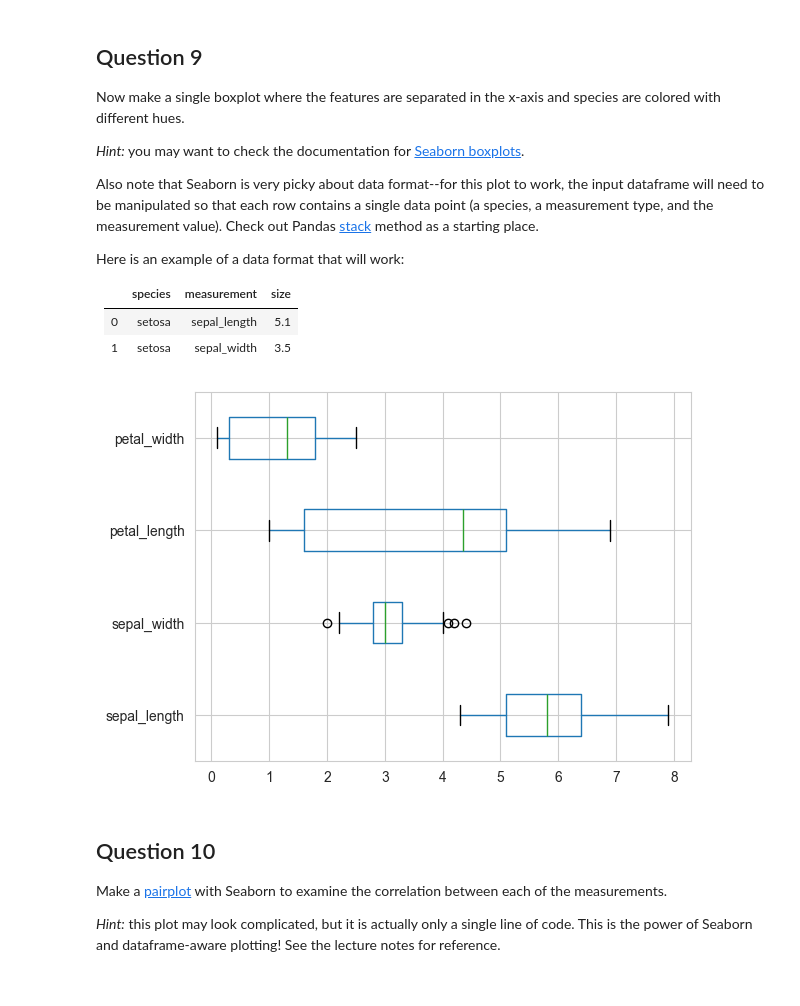
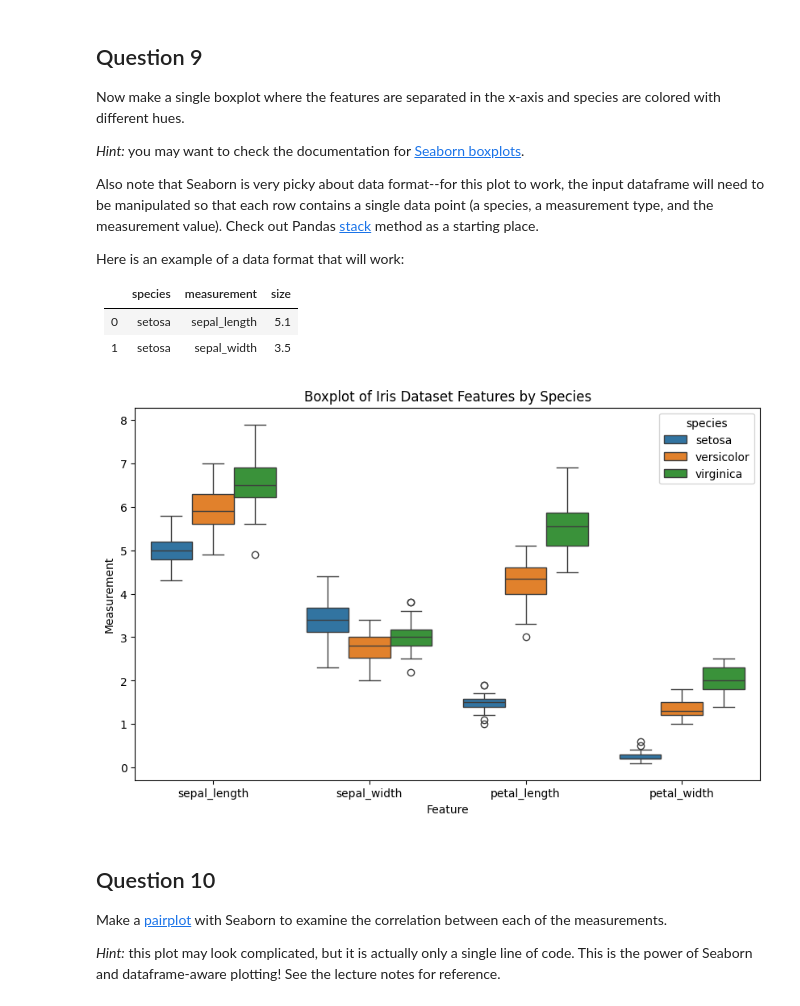
Before and after one commit to Sourav459000/MLLab-2023-24, a Jupyter notebook: Assignment 1/Introduction_to_Machine_Learning_and_Toolkit.ipynb, the cells around one changed output. Saved outputs shown, nothing was run; the diff lists cells and outputs as text; code cells hidden in the pictures.

```diff
--- a/Assignment 1/Introduction_to_Machine_Learning_and_Toolkit.ipynb
+++ b/Assignment 1/Introduction_to_Machine_Learning_and_Toolkit.ipynb
@@ -269,11 +270,19 @@ Here is an example of a data format that will work:
 | - | ------- | ------------ | ---- |
 | 0	| setosa  | sepal_length | 5.1  |
 | 1	| setosa  | sepal_width  | 3.5  |
-# %%
-df.boxplot(vert = False)
-plt.show()
-# %% [output]
-[figure, removed]
+# %%
+import seaborn as sns
+
+melted_df = pd.melt(df, id_vars=['species'], value_vars=['sepal_length', 'sepal_width', 'petal_length', 'petal_width'], var_name='measurement')
+
+plt.figure(figsize=(10, 6))
+sns.boxplot(x='measurement', y='value', hue='species', data=melted_df)
+plt.title('Boxplot of Iris Dataset Features by Species')
+plt.xlabel('Feature')
+plt.ylabel('Measurement')
+plt.show()
+# %% [output]
+[figure, added]
 # %% [markdown]
 ## Question 10
 
```
Also changed, not shown: parts of 14 cells of this notebook.
